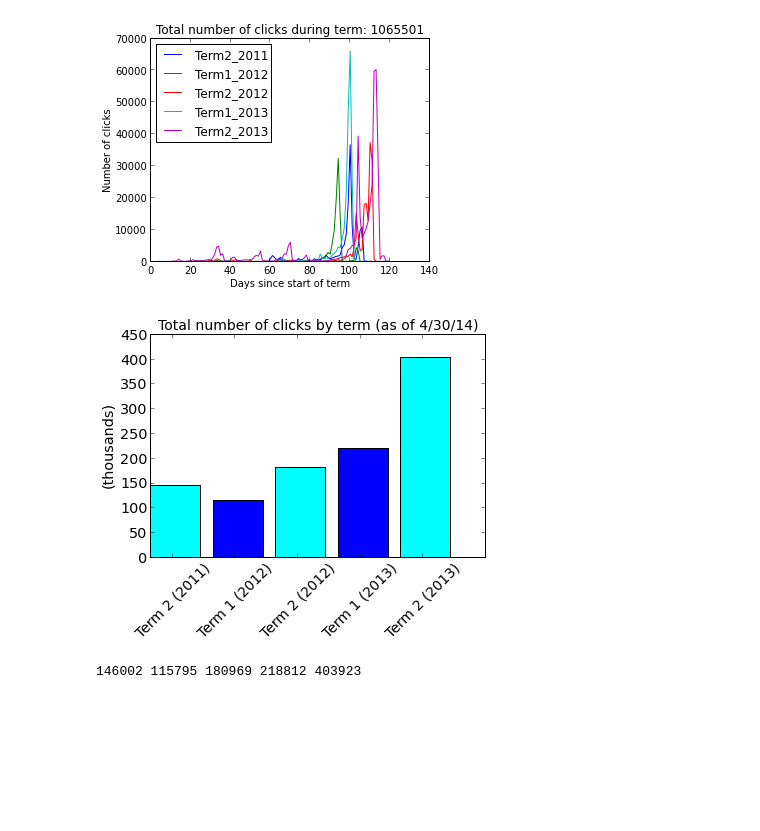
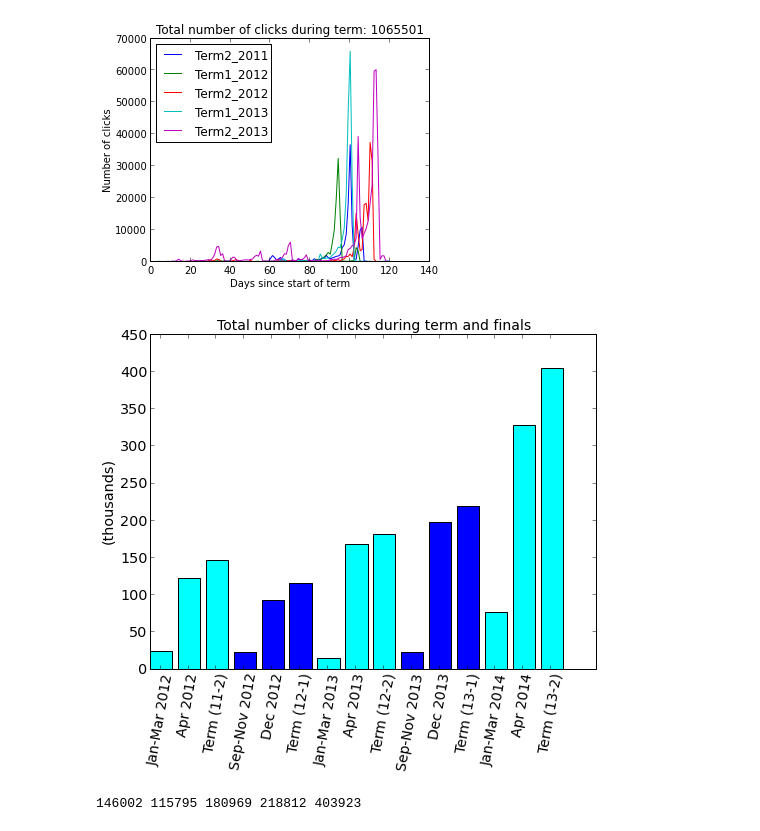
Before and after one commit to MathEducationResources/google-analytics, a Jupyter notebook: mer_py_google_analytics.ipynb, the cells around one changed output. Cells and saved outputs as stored; diff of their text form; code cells hidden in the pictures; blank space fills up the shorter version.

Commit message:
Minor improvements on plots

```diff
--- a/mer_py_google_analytics.ipynb
+++ b/mer_py_google_analytics.ipynb
@@ -55,6 +55,18 @@ Term1_2012 = num_clicks[date_clicks.index('9/1/12'):date_clicks.index('1/1/13')]
 Term2_2012 = num_clicks[date_clicks.index('1/1/13'):date_clicks.index('5/1/13')]
 Term1_2013 = num_clicks[date_clicks.index('9/1/13'):date_clicks.index('1/1/14')]
 Term2_2013 = num_clicks[date_clicks.index('1/1/14'):date_clicks.index('4/30/14')]
+
+Finals_Term2_2011 = num_clicks[date_clicks.index('4/1/12'):date_clicks.index('5/1/12')]
+Finals_Term1_2012 = num_clicks[date_clicks.index('12/1/12'):date_clicks.index('1/1/13')]
+Finals_Term2_2012 = num_clicks[date_clicks.index('4/1/13'):date_clicks.index('5/1/13')]
+Finals_Term1_2013 = num_clicks[date_clicks.index('12/1/13'):date_clicks.index('1/1/14')]
+Finals_Term2_2013 = num_clicks[date_clicks.index('4/1/14'):date_clicks.index('4/30/14')]
+
+Non_Finals_Term2_2011 = sum(Term2_2011)-sum(Finals_Term2_2011)
+Non_Finals_Term1_2012 = sum(Term1_2012)-sum(Finals_Term1_2012)
+Non_Finals_Term2_2012 = sum(Term2_2012)-sum(Finals_Term2_2012)
+Non_Finals_Term1_2013 = sum(Term1_2013)-sum(Finals_Term1_2013)
+Non_Finals_Term2_2013 = sum(Term2_2013)-sum(Finals_Term2_2013)
 # %%
 plt.figure(figsize(5,4))
 plot_clicks(Term2_2011)
@@ -68,28 +80,31 @@ plt.savefig('total_number_of_clicks_overlay.png')
 # %% [output]
 [figure]
 # %%
-fig = plt.figure(figsize(6,4))
+fig = plt.figure(figsize(8,6))
 ax = fig.add_subplot(111)
-plt.bar(np.arange(5),[sum(Term2_2011),sum(Term1_2012),sum(Term2_2012),sum(Term1_2013),sum(Term2_2013)], color=['cyan','blue','cyan','blue','cyan'])
-xTickMarks = ['Term 2 (2011)','Term 1 (2012)','Term 2 (2012)','Term 1 (2013)','Term 2 (2013)']
-ind = np.arange(6)
+plt.bar(np.arange(15),[Non_Finals_Term2_2011, sum(Finals_Term2_2011), sum(Term2_2011), Non_Finals_Term1_2012, sum(Finals_Term1_2012), sum(Term1_2012), Non_Finals_Term2_2012, sum(Finals_Term2_2012), sum(Term2_2012), Non_Finals_Term1_2013, sum(Finals_Term1_2013), sum(Term1_2013), Non_Finals_Term2_2013, sum(Finals_Term2_2013), sum(Term2_2013)], color=['cyan','cyan','cyan','blue','blue','blue','cyan','cyan','cyan','blue','blue','blue','cyan','cyan','cyan'])
+xTickMarks = ['Jan-Mar 2012','Apr 2012', 'Term (11-2)','Sep-Nov 2012', 'Dec 2012','Term (12-1)','Jan-Mar 2013','Apr 2013','Term (12-2)','Sep-Nov 2013', 'Dec 2013','Term (13-1)', 'Jan-Mar 2014', 'Apr 2014', 'Term (13-2)']
+ind = np.arange(15)
 ax.set_xticks(ind+0.35)
 xtickNames = ax.set_xticklabels(xTickMarks)
 plt.ylabel('(thousands)', size='x-large')
-plt.setp(xtickNames, rotation=45, fontsize=14)
-plt.title('Total number of clicks by term (as of ' + str(date_clicks[-1]) + ')',size=14)
+plt.setp(xtickNames, rotation=80, fontsize=14)
+plt.title('Total number of clicks during term and finals',size=14)
 
 #Express the y-labels in terms of thousands of clicks. (DOESN'T WORK YET!)
 #v = ax.get_yticklabels()
 #ylabs = list();
 #for k in range(0,len(v)):
 #    ylabs.append(str(int(v[k].get_text())/1000))
 
 plt.gca().set_yticklabels(['0','50','100','150','200','250', '300', '350', '400', '450'],size='x-large')
-plt.savefig('total_number_of_clicks_bar.png')
+
+handles, labels = ax.get_legend_handles_labels()
+
+plt.savefig('total_number_of_clicks_term_finals_bar.png', bbox_inches='tight')
 plt.show()
 # %% [output]
-[figure, old version]
+[figure, new version]
 # %%
 print sum(Term2_2011),sum(Term1_2012),sum(Term2_2012),sum(Term1_2013),sum(Term2_2013)
 # %% [output]
```
Also changed, not shown: parts of 4 cells of this notebook, 1 other file.
